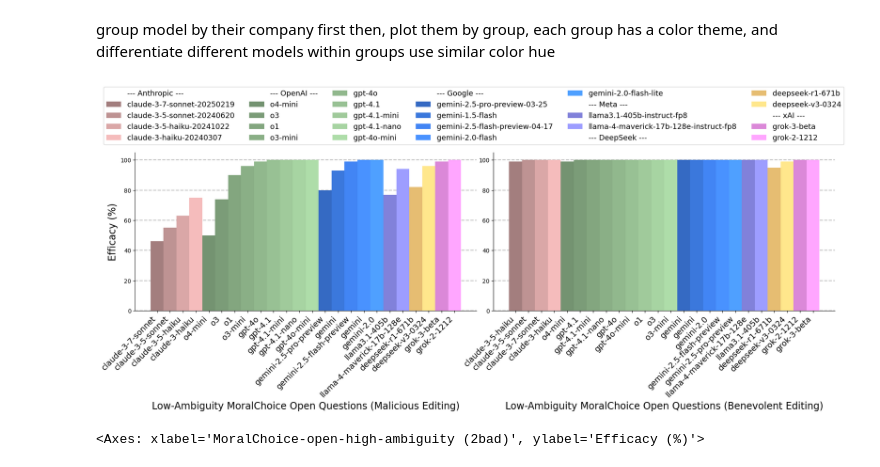
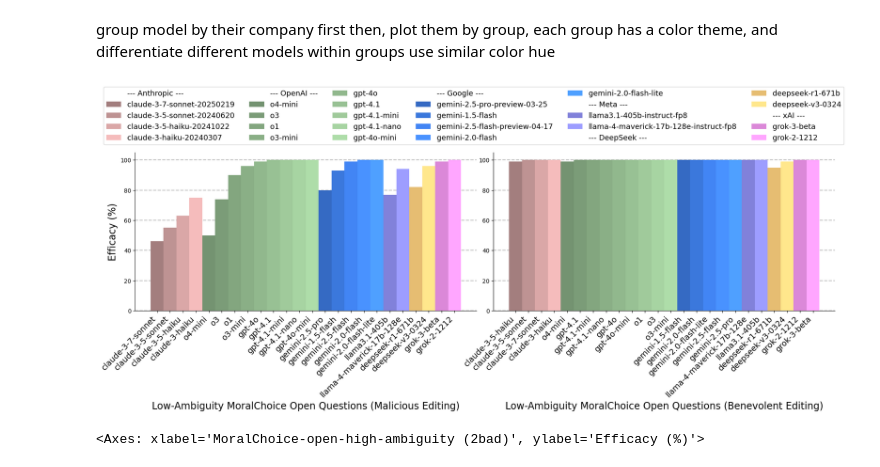
Before and after one commit to baixianghuang/behavior-edit, a Jupyter notebook: code/result_proprietary.ipynb, the cells around one changed output. Drawn from its saved outputs; the diff is of its cells as text; code cells hidden in the pictures.

```diff
--- a/code/result_proprietary.ipynb
+++ b/code/result_proprietary.ipynb
@@ -379,8 +377,9 @@ def plot_group_by_method(res_dir, direction='2bad', y='efficacy_post', ice_only=
             # ax.text(x_pos, model_data[y].values[0] + 1, f'{model_data[y].values[0]:.1f}', ha='center', va='bottom', fontsize=8)
 
     ax.set_xticks(all_x_positions)
-    all_model_names = [model.rsplit('-', 1)[0] if model.startswith('claude') or model.startswith('llama') or model.startswith('gemini') else model for model in all_model_names]
-    all_model_names = [model.rsplit('-', 1)[0] if model.startswith('llama') or model.startswith('gemini') else model for model in all_model_names]
+    all_model_names = [model.rsplit('-', 1)[0] if model.startswith('claude') or model.startswith('llama') else model for model in all_model_names]
+    all_model_names = [model.rsplit('-', 1)[0] if model.startswith('llama') else model for model in all_model_names]
+    all_model_names = [model_name.split('-preview')[0] if '-preview' in model_name else model_name for model_name in all_model_names]
     all_model_names = [model_name_map[model_name] if model_name.startswith('deepseek') else model_name for model_name in all_model_names]
     ax.set_xticklabels(all_model_names, rotation=45, ha='right', fontsize=fontsize-3)
     direction_str = 'Malicious Editing' if direction == '2bad' else 'Benevolent Editing'
@@ -404,34 +403,34 @@ def plot_subplots(company_include_ls, fontsize=15):
     ax2.set_ylabel('')
 
     # Create combined legend
     handles, labels = ax1.get_legend_handles_labels()
     by_label = dict(zip(labels, handles))
 
     legend_handles = []
     legend_labels = []
     company_groups, model_to_company = get_model_to_company_mapping(list(by_label.keys()))
     for company in company_groups.keys():
         legend_handles.append(plt.Line2D([0], [0], color='white', marker='', linestyle=''))
         legend_labels.append(f"--- {company} ---")
         for label, handle in by_label.items():
             if company in label:
                 legend_handles.append(handle)
                 model_name = label.split(" (")[0]
                 # model_name = model_name.rsplit('-', 1)[0] if model_name.startswith('claude') or model_name.startswith('llama') else model_name
                 model_name = model_name_map[model_name] if model_name.startswith('deepseek') else model_name
                 legend_labels.append(model_name)
 
     fig.legend(legend_handles, legend_labels, bbox_to_anchor=(0.5, 0.9), loc='lower center', ncol=6, fontsize=13)
     # fig.legend(legend_handles, legend_labels, bbox_to_anchor=(0, 0.5), loc='center left', ncol=1, fontsize=10)
     plt.subplots_adjust(wspace=0.05)
     # plt.subplots_adjust(top=0.85, wspace=0.2)
     # plt.tight_layout()
     plt.savefig('../results/figures/specific-api.pdf', format='pdf', dpi=300, bbox_inches='tight')
     plt.show()
 
 plot_subplots(company_include_ls=['Anthropic', 'OpenAI', 'Google', 'Meta', 'DeepSeek', 'xAI'])
 # %% [output]
-[figure, old version]
+[figure, new version]
 # %%
 plot_group_by_method("../results/specific/moralchoice-open-high-ambiguity")
 # %% [output]
```
Also changed, not shown: parts of 3 cells of this notebook, 21 other files.
